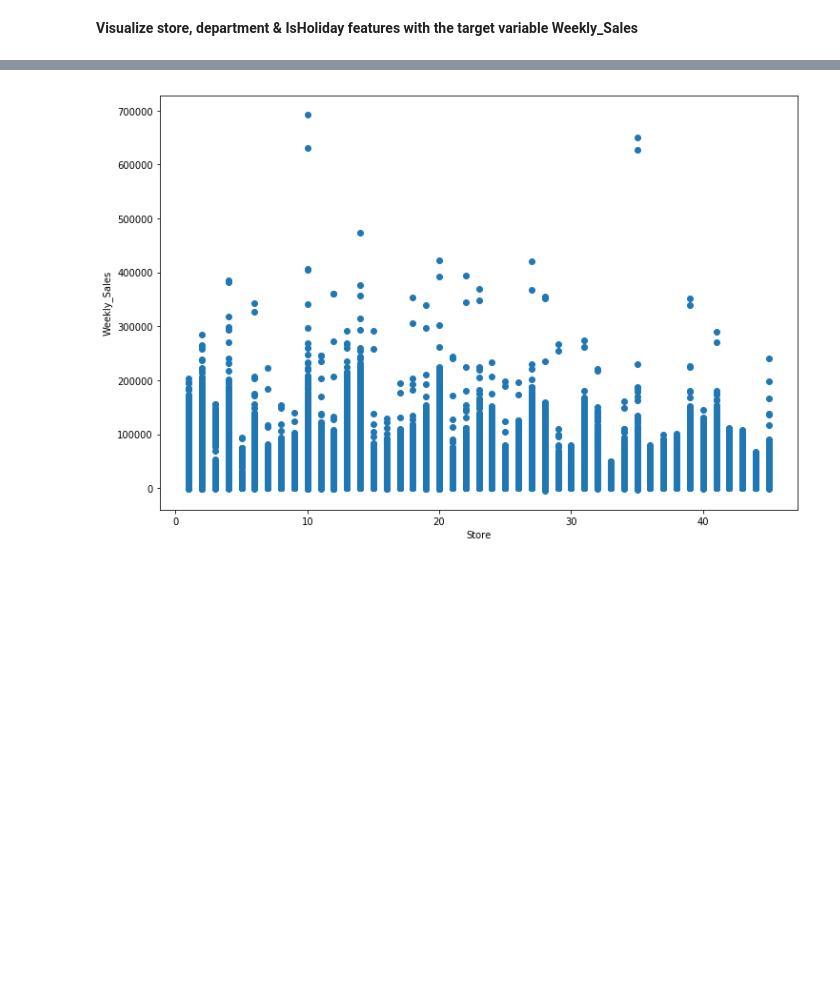
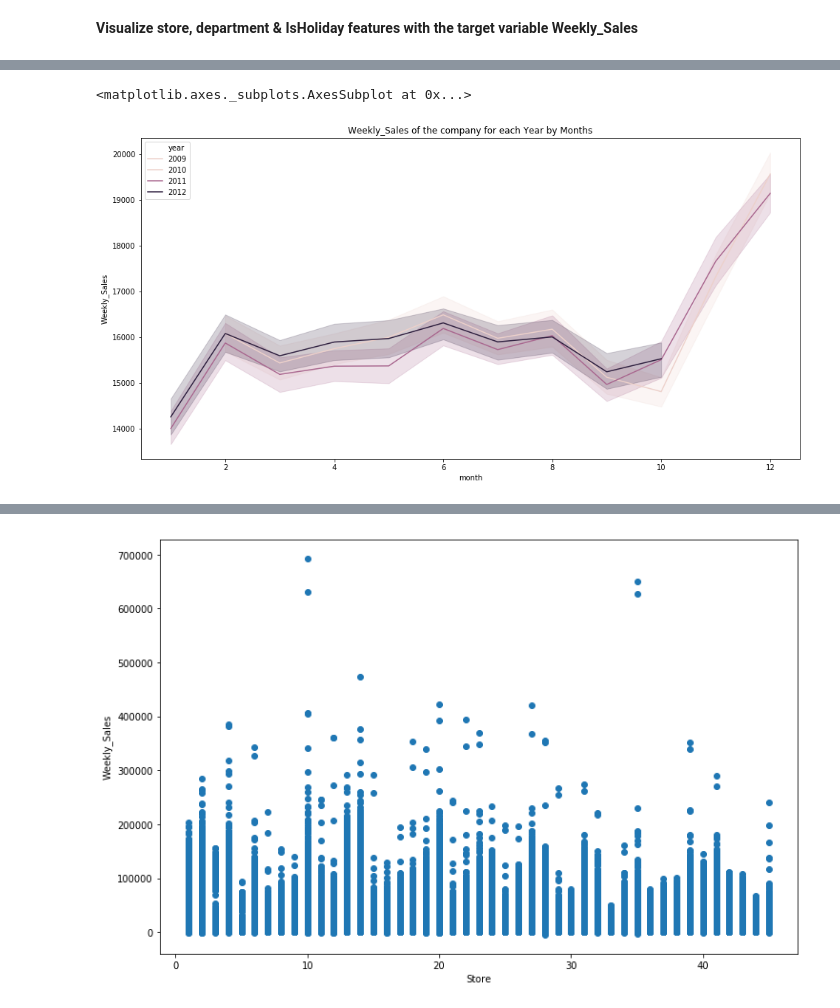
Before and after one commit to chhaviarora95/salesforecasting, a Jupyter notebook: Sales Forecasting.ipynb, the cells around one changed output, grey strips where cells are left out. Saved outputs shown, nothing was run; the diff lists cells and outputs as text; code cells hidden in the pictures; blank space fills up the shorter version.

```diff
--- a/Sales Forecasting.ipynb
+++ b/Sales Forecasting.ipynb
@@ -299,0 +321,10 @@ __Visualize store, department & IsHoliday features with the target variable Week
+# %%
+#plot line plot to visualize the trends of
+plt.figure(figsize=(16,8))
+plt.title('Weekly_Sales of the company for each Year by Months')
+plt.xlabel('Month')
+plt.ylabel('Sales')
+sns.lineplot(train_df.month, train_df.Weekly_Sales, hue = train_df.year)
+# %% [output]
+<matplotlib.axes._subplots.AxesSubplot at 0x...>
+[figure, added]
```
Also changed, not shown: parts of 18 cells of this notebook.
